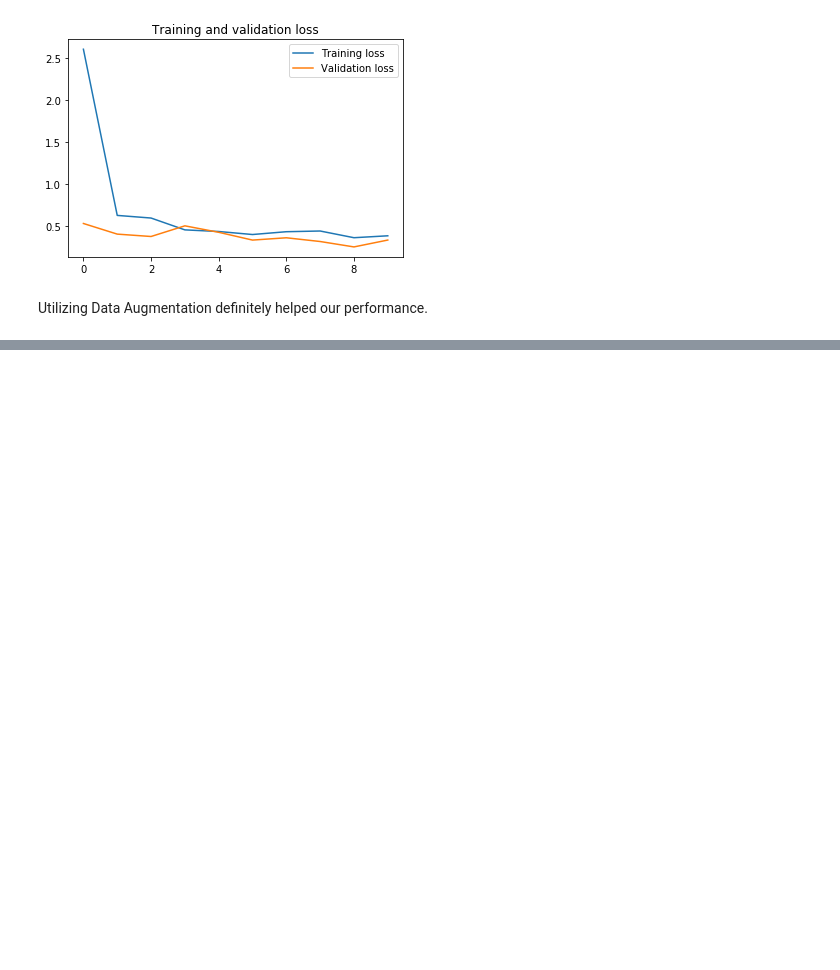
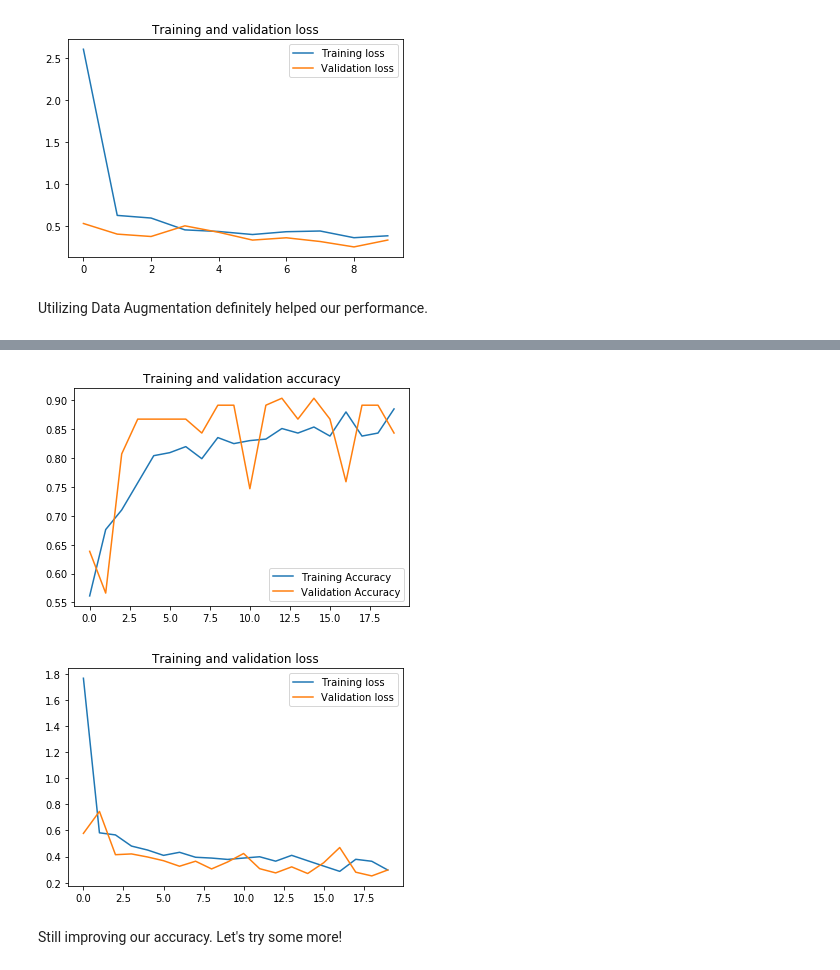
Before and after one commit to ArenCarpenter/Covid_CT_Classification, a Jupyter notebook: 003_Preliminary_CNN.ipynb, the cells around one changed output, grey strips where cells are left out. Drawn from its saved outputs; the diff is of its cells as text; code cells hidden in the pictures; blank space fills up the shorter version.

Commit message:
Extra Data Augmentation

```diff
--- a/003_Preliminary_CNN.ipynb
+++ b/003_Preliminary_CNN.ipynb
@@ -316,0 +319,11 @@ Utilizing Data Augmentation definitely helped our performance.
+# %%
+# try adding slight rotation
+train_augment_2 = image.ImageDataGenerator(rescale = 1/255,
+                                           brightness_range = [0.6, 1.0],
+                                           rotation_range = 15,
+                                           zoom_range = 0.2, horizontal_flip=True)
+
+train_img_augmented_2 = train_augment_2.flow_from_directory(train_dir,
+                                                    target_size = (256,256),
+                                                    color_mode='grayscale',
+                                                    class_mode='binary')
@@ -316,0 +332,28 @@ Utilizing Data Augmentation definitely helped our performance.
+# %%
+# model fit
+model = models.Sequential()
+model.add(layers.Conv2D(64, 3, padding ='same', activation = 'relu', input_shape=(256, 256, 1)))
+model.add(layers.MaxPooling2D((2, 2)))
+model.add(layers.Conv2D(64, 3, padding ='same', activation = 'relu'))
+model.add(layers.MaxPooling2D((2, 2)))
+model.add(layers.Conv2D(64, 3, padding ='same', activation = 'relu'))
+model.add(layers.MaxPooling2D((2, 2)))
+model.add(layers.Flatten())
+model.add(layers.Dense(512, activation = 'relu'))
+model.add(layers.Dense(256, activation = 'relu'))
+model.add(layers.Dense(1, activation='sigmoid'))
+# %%
+# compiling models
+model.compile(loss='binary_crossentropy',
+              optimizer=optimizers.RMSprop(),
+              metrics=['accuracy'])
+# %%
+# training
+start = timer()
+history_5 = model.fit(train_img_augmented_2,
+                    epochs=20,
+                    validation_data=val_img,
+                    workers = 7)
+end = timer()
+elapsed = end - start
+print('Total Time Elapsed: ', int(elapsed//60), ' minutes ', (round(elapsed%60)), ' seconds')
@@ -316,0 +382,7 @@ Utilizing Data Augmentation definitely helped our performance.
+# %%
+plot_performance(history_5)
+# %% [output]
+[figure, added]
+[figure, added]
+# %% [markdown]
+Still improving our accuracy. Let's try some more!
```
Also changed, not shown: parts of 4 cells of this notebook.
